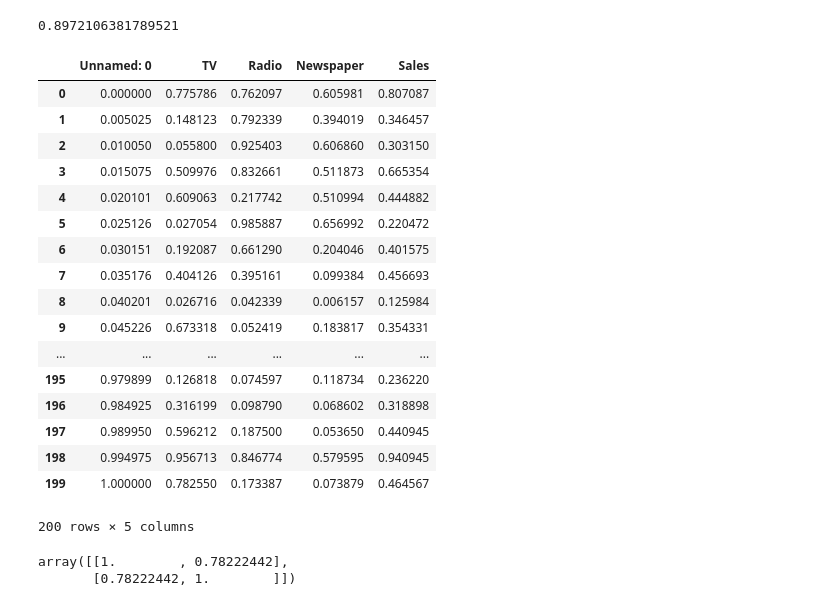
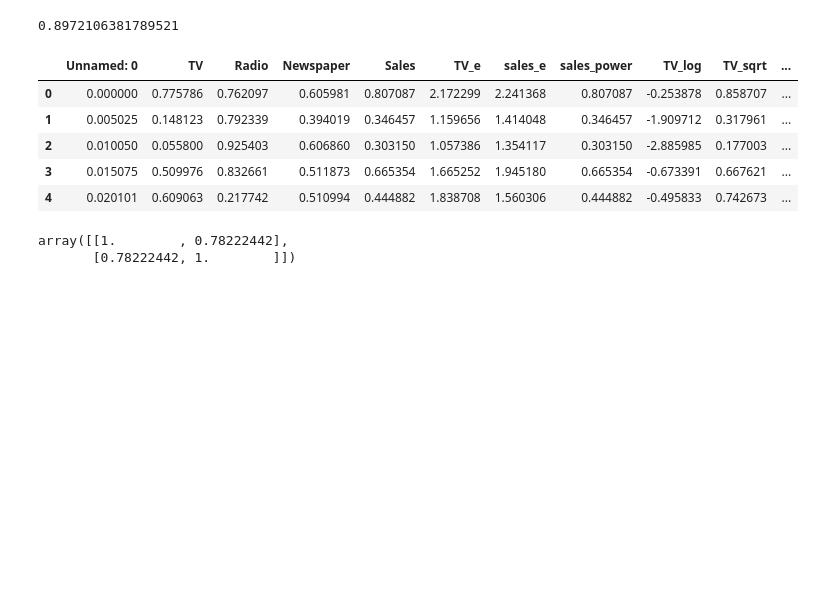
Before and after one commit to ryanlee213/exercises, a Jupyter notebook: toy_ad.ipynb, the cells around one changed output. Saved outputs shown, nothing was run; the diff lists cells and outputs as text; code cells hidden in the pictures; blank space fills up the shorter version.

```diff
--- a/toy_ad.ipynb
+++ b/toy_ad.ipynb
@@ -40,26 +40,14 @@ regr.score(X, Y)
 # %% [output]
 0.8972106381789521
 # %%
-data
+data.head()
 # %% [output]
-|  | Unnamed: 0 | TV | Radio | Newspaper | Sales |
-| 0 | 0.000000 | 0.775786 | 0.762097 | 0.605981 | 0.807087 |
-| 1 | 0.005025 | 0.148123 | 0.792339 | 0.394019 | 0.346457 |
-| 2 | 0.010050 | 0.055800 | 0.925403 | 0.606860 | 0.303150 |
-| 3 | 0.015075 | 0.509976 | 0.832661 | 0.511873 | 0.665354 |
-| 4 | 0.020101 | 0.609063 | 0.217742 | 0.510994 | 0.444882 |
-| 5 | 0.025126 | 0.027054 | 0.985887 | 0.656992 | 0.220472 |
-| 6 | 0.030151 | 0.192087 | 0.661290 | 0.204046 | 0.401575 |
-| 7 | 0.035176 | 0.404126 | 0.395161 | 0.099384 | 0.456693 |
-| 8 | 0.040201 | 0.026716 | 0.042339 | 0.006157 | 0.125984 |
-| 9 | 0.045226 | 0.673318 | 0.052419 | 0.183817 | 0.354331 |
-| ... | ... | ... | ... | ... | ... |
-| 195 | 0.979899 | 0.126818 | 0.074597 | 0.118734 | 0.236220 |
-| 196 | 0.984925 | 0.316199 | 0.098790 | 0.068602 | 0.318898 |
-| 197 | 0.989950 | 0.596212 | 0.187500 | 0.053650 | 0.440945 |
-| 198 | 0.994975 | 0.956713 | 0.846774 | 0.579595 | 0.940945 |
-| 199 | 1.000000 | 0.782550 | 0.173387 | 0.073879 | 0.464567 |
+|  | Unnamed: 0 | TV | Radio | Newspaper | Sales | TV_e | sales_e | sales_power | TV_log | TV_sqrt | ... |
+| 0 | 0.000000 | 0.775786 | 0.762097 | 0.605981 | 0.807087 | 2.172299 | 2.241368 | 0.807087 | -0.253878 | 0.858707 | ... |
+| 1 | 0.005025 | 0.148123 | 0.792339 | 0.394019 | 0.346457 | 1.159656 | 1.414048 | 0.346457 | -1.909712 | 0.317961 | ... |
+| 2 | 0.010050 | 0.055800 | 0.925403 | 0.606860 | 0.303150 | 1.057386 | 1.354117 | 0.303150 | -2.885985 | 0.177003 | ... |
+| 3 | 0.015075 | 0.509976 | 0.832661 | 0.511873 | 0.665354 | 1.665252 | 1.945180 | 0.665354 | -0.673391 | 0.667621 | ... |
+| 4 | 0.020101 | 0.609063 | 0.217742 | 0.510994 | 0.444882 | 1.838708 | 1.560306 | 0.444882 | -0.495833 | 0.742673 | ... |
-200 rows × 5 columns
 # %%
 np.corrcoef(data.TV, data.Sales)
 # %% [output]
```
